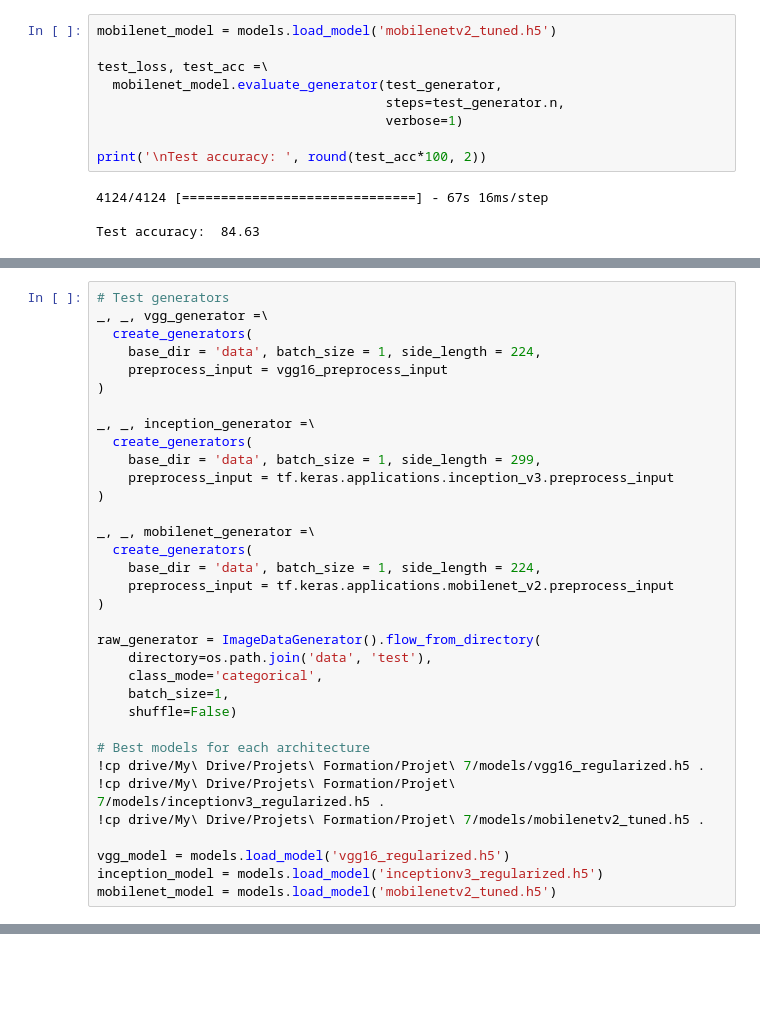
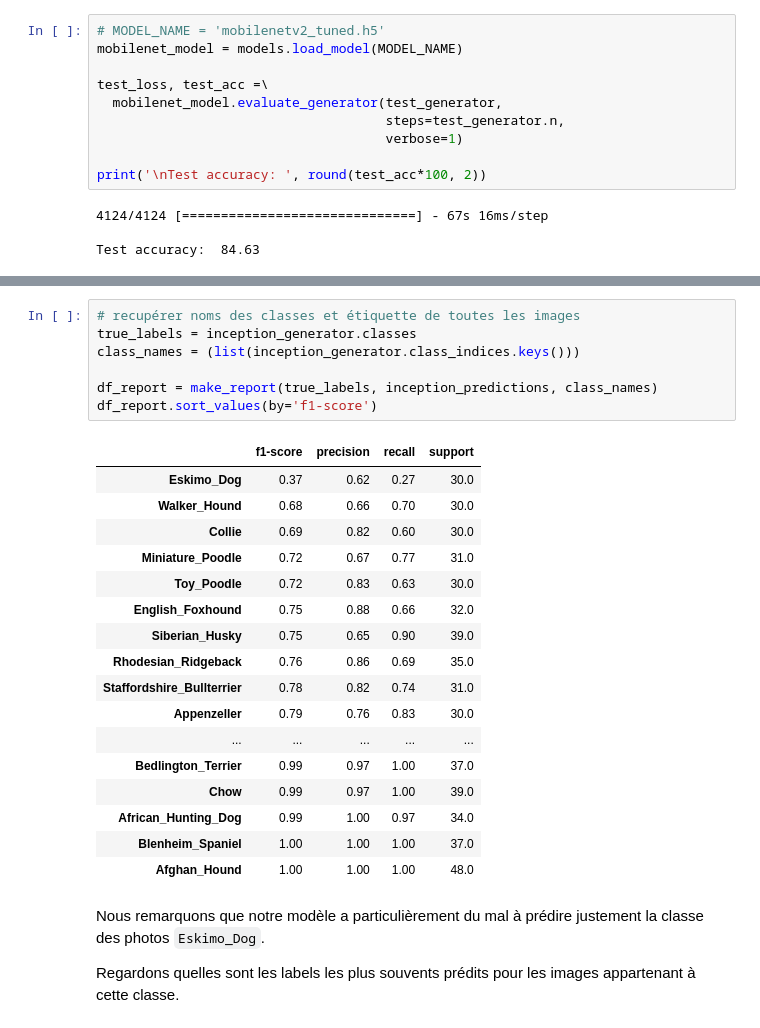
Before and after one commit to Djinny/Formation-Data-Scientist, a Jupyter notebook: Reconnaissance d'image sur 120 classes/État de l'Art - Deep Learning.ipynb, the cells around one changed output, grey strips where cells are left out. Cells and saved outputs as stored; diff of their text form; blank space fills up the shorter version.

```diff
--- a/Reconnaissance d'image sur 120 classes/État de l'Art - Deep Learning.ipynb
+++ b/Reconnaissance d'image sur 120 classes/État de l'Art - Deep Learning.ipynb
@@ -922,5 +928,6 @@ learning_curves(history, mult_ticks=1)
 # %%
-mobilenet_model = models.load_model('mobilenetv2_tuned.h5')
+# MODEL_NAME = 'mobilenetv2_tuned.h5'
+mobilenet_model = models.load_model(MODEL_NAME)
 
 test_loss, test_acc =\
   mobilenet_model.evaluate_generator(test_generator,
@@ -954,34 +990,0 @@ from plot_confusion_matrix import plot_confusion_matrix
-# %%
-# Test generators
-_, _, vgg_generator =\
-  create_generators(
-    base_dir = 'data', batch_size = 1, side_length = 224,
-    preprocess_input = vgg16_preprocess_input
-)
-
-_, _, inception_generator =\
-  create_generators(
-    base_dir = 'data', batch_size = 1, side_length = 299,
-    preprocess_input = tf.keras.applications.inception_v3.preprocess_input
-)
-
-_, _, mobilenet_generator =\
-  create_generators(
-    base_dir = 'data', batch_size = 1, side_length = 224,
-    preprocess_input = tf.keras.applications.mobilenet_v2.preprocess_input
-)
-
-raw_generator = ImageDataGenerator().flow_from_directory(
-    directory=os.path.join('data', 'test'),
-    class_mode='categorical',
-    batch_size=1,
-    shuffle=False)
-
-# Best models for each architecture
-!cp drive/My\ Drive/Projets\ Formation/Projet\ 7/models/vgg16_regularized.h5 .
-!cp drive/My\ Drive/Projets\ Formation/Projet\ 7/models/inceptionv3_regularized.h5 .
-!cp drive/My\ Drive/Projets\ Formation/Projet\ 7/models/mobilenetv2_tuned.h5 .
-
-vgg_model = models.load_model('vgg16_regularized.h5')
-inception_model = models.load_model('inceptionv3_regularized.h5')
-mobilenet_model = models.load_model('mobilenetv2_tuned.h5')
@@ -1033,0 +1020,29 @@ American_Staffordshire_Terrier       0.71      0.91      0.80        33
+# %%
+# recupérer noms des classes et étiquette de toutes les images
+true_labels = inception_generator.classes
+class_names = (list(inception_generator.class_indices.keys()))
+
+df_report = make_report(true_labels, inception_predictions, class_names)
+df_report.sort_values(by='f1-score')
+# %% [output]
+|  | f1-score | precision | recall | support |
+| Eskimo_Dog | 0.37 | 0.62 | 0.27 | 30.0 |
+| Walker_Hound | 0.68 | 0.66 | 0.70 | 30.0 |
+| Collie | 0.69 | 0.82 | 0.60 | 30.0 |
+| Miniature_Poodle | 0.72 | 0.67 | 0.77 | 31.0 |
+| Toy_Poodle | 0.72 | 0.83 | 0.63 | 30.0 |
+| English_Foxhound | 0.75 | 0.88 | 0.66 | 32.0 |
+| Siberian_Husky | 0.75 | 0.65 | 0.90 | 39.0 |
+| Rhodesian_Ridgeback | 0.76 | 0.86 | 0.69 | 35.0 |
+| Staffordshire_Bullterrier | 0.78 | 0.82 | 0.74 | 31.0 |
+| Appenzeller | 0.79 | 0.76 | 0.83 | 30.0 |
+| ... | ... | ... | ... | ... |
+| Bedlington_Terrier | 0.99 | 0.97 | 1.00 | 37.0 |
+| Chow | 0.99 | 0.97 | 1.00 | 39.0 |
+| African_Hunting_Dog | 0.99 | 1.00 | 0.97 | 34.0 |
+| Blenheim_Spaniel | 1.00 | 1.00 | 1.00 | 37.0 |
+| Afghan_Hound | 1.00 | 1.00 | 1.00 | 48.0 |
+# %% [markdown]
+Nous remarquons que notre modèle a particulièrement du mal à prédire justement la classe des photos `Eskimo_Dog`.
+
+Regardons quelles sont les labels les plus souvents prédits pour les images appartenant à cette classe.
```
Also changed, not shown: parts of 108 cells of this notebook, 1 other file.
